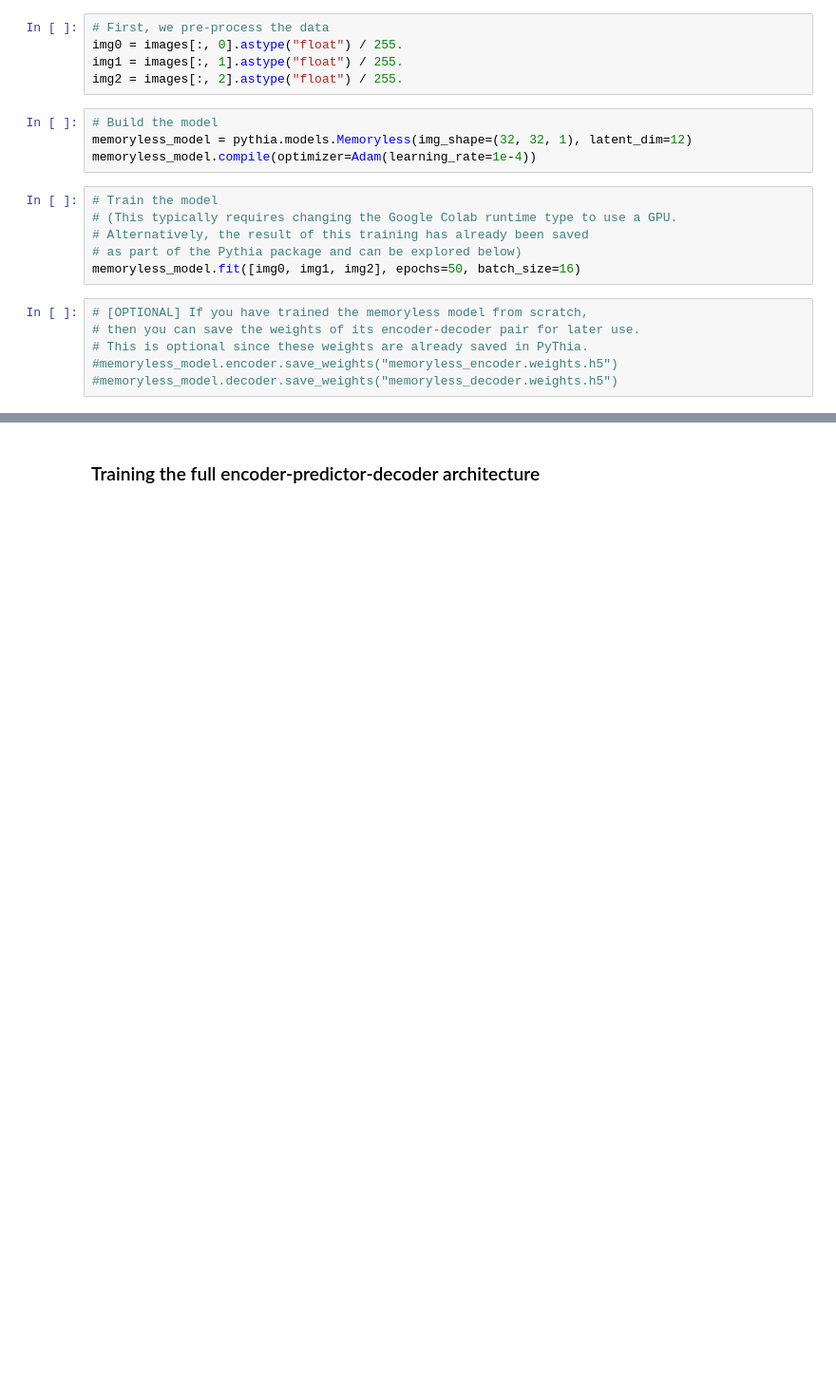
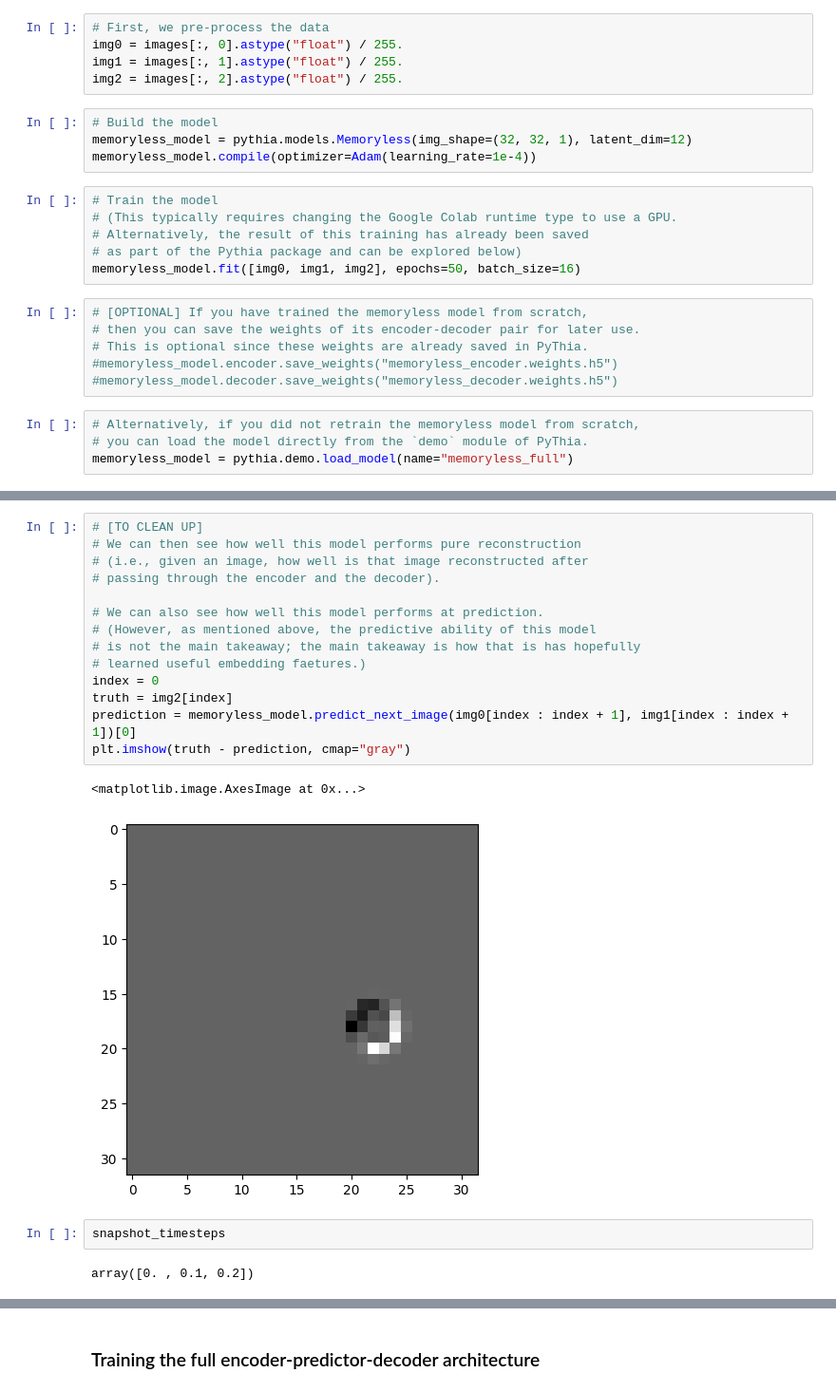
Before and after one commit to aremondtiedrez/pythia, a Jupyter notebook: demo.ipynb, the cells around one changed output, grey strips where cells are left out. Shown at 95% size. Cells and saved outputs as stored; diff of their text form; blank space fills up the shorter version.

Commit message:
Demo notebook - in progress: visualizations of the memoryless model.

```diff
--- a/demo.ipynb
+++ b/demo.ipynb
@@ -171,3 +189,7 @@ memoryless_model.fit([img0, img1, img2], epochs=50, batch_size=16)
 # This is optional since these weights are already saved in PyThia.
 #memoryless_model.encoder.save_weights("memoryless_encoder.weights.h5")
 #memoryless_model.decoder.save_weights("memoryless_decoder.weights.h5")
+# %%
+# Alternatively, if you did not retrain the memoryless model from scratch,
+# you can load the model directly from the `demo` module of PyThia.
+memoryless_model = pythia.demo.load_model(name="memoryless_full")
@@ -173,0 +198,21 @@ memoryless_model.fit([img0, img1, img2], epochs=50, batch_size=16)
+# %%
+# [TO CLEAN UP]
+# We can then see how well this model performs pure reconstruction
+# (i.e., given an image, how well is that image reconstructed after
+# passing through the encoder and the decoder).
+
+# We can also see how well this model performs at prediction.
+# (However, as mentioned above, the predictive ability of this model
+# is not the main takeaway; the main takeaway is how that is has hopefully
+# learned useful embedding faetures.)
+index = 0
+truth = img2[index]
+prediction = memoryless_model.predict_next_image(img0[index : index + 1], img1[index : index + 1])[0]
+plt.imshow(truth - prediction, cmap="gray")
+# %% [output]
+<matplotlib.image.AxesImage at 0x...>
+[figure, added]
+# %%
+snapshot_timesteps
+# %% [output]
+array([0. , 0.1, 0.2])
```
Also changed, not shown: parts of 3 cells of this notebook.
